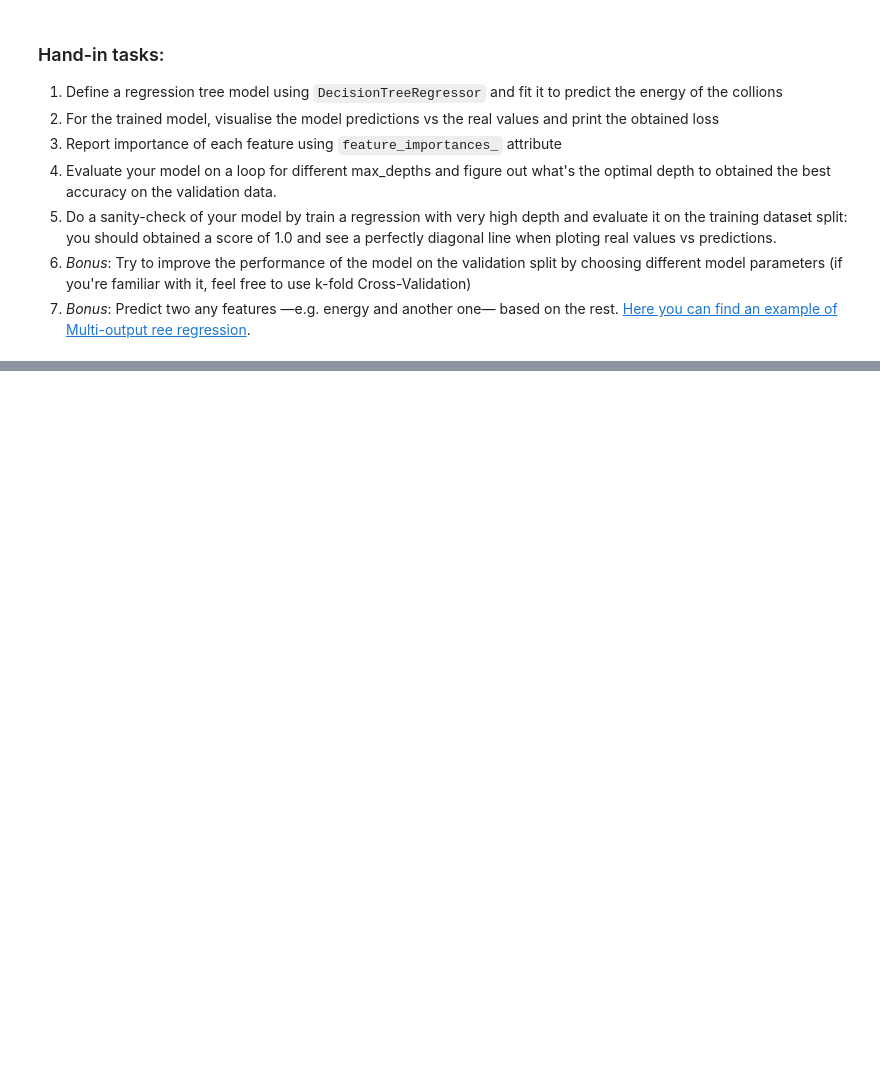
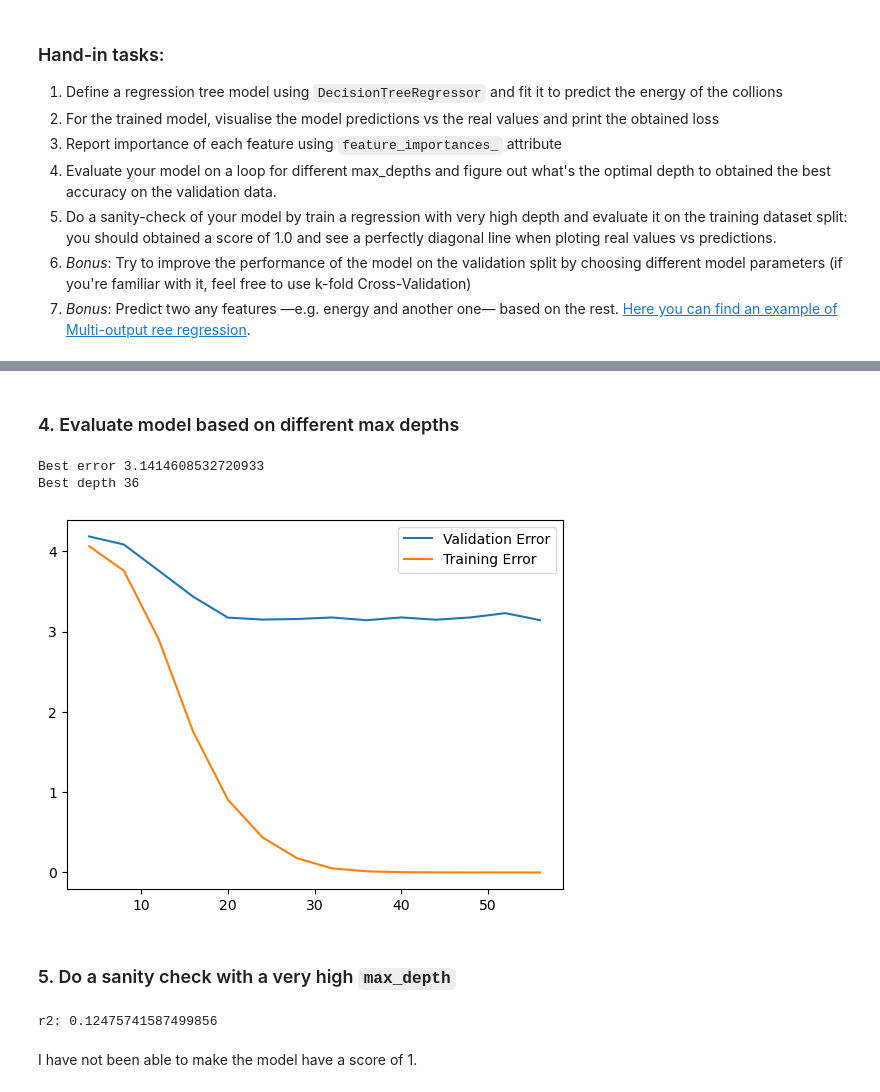
Before and after one commit to Tietgen-ITU/applied-artificial-intelligence, a Jupyter notebook: exercises/lecture-07/DTs_LEPCollisions.ipynb, the cells around one changed output, grey strips where cells are left out. Saved outputs shown, nothing was run; the diff lists cells and outputs as text; code cells hidden in the pictures; blank space fills up the shorter version.

```diff
--- a/exercises/lecture-07/DTs_LEPCollisions.ipynb
+++ b/exercises/lecture-07/DTs_LEPCollisions.ipynb
@@ -89,0 +208,51 @@ The goal of the regression task is to predict the energy of each particles colli
+# %% [markdown]
+### 4. Evaluate model based on different max depths
+# %%
+max_depths = [i*4 for i in range(1,15)]
+
+train_errors = []
+eval_errors = []
+
+best_model = None
+best_depth = None
+best_error = None
+
+for max_depth in max_depths:
+    model = sk.tree.DecisionTreeRegressor(random_state=0, max_depth=max_depth, criterion="squared_error").fit(X_train, y_train)
+
+    train_pred = model.predict(X_train)
+    eval_pred = model.predict(X_val)
+
+    train_err = sk.metrics.mean_absolute_error(y_train, train_pred)
+    eval_err = sk.metrics.mean_absolute_error(y_val, eval_pred)
+
+    train_errors.append(train_err)
+    eval_errors.append(eval_err)
+
+    if best_error == None or best_error > eval_err:
+        best_model = model
+        best_error = eval_err
+        best_depth = max_depth
+
+
+plt.plot(max_depths, eval_errors, label='Validation Error')
+plt.plot(max_depths, train_errors, label='Training Error')
+plt.legend()
+
+print(f"Best error {best_error}")
+print(f"Best depth {best_depth}")
+# %% [output]
+Best error 3.1414608532720933
+Best depth 36
+[figure, added]
+# %% [markdown]
+### 5. Do a sanity check with a very high `max_depth`
+# %%
+model = sk.tree.DecisionTreeRegressor(random_state=0, max_depth=9).fit(X_train, y_train)
+
+score = model.score(X_val, y_val)
+print(f"r2: {score}")
+# %% [output]
+r2: 0.12475741587499856
+# %% [markdown]
+I have not been able to make the model have a score of 1.
```
Also changed, not shown: parts of 12 cells of this notebook, 1 other file.
